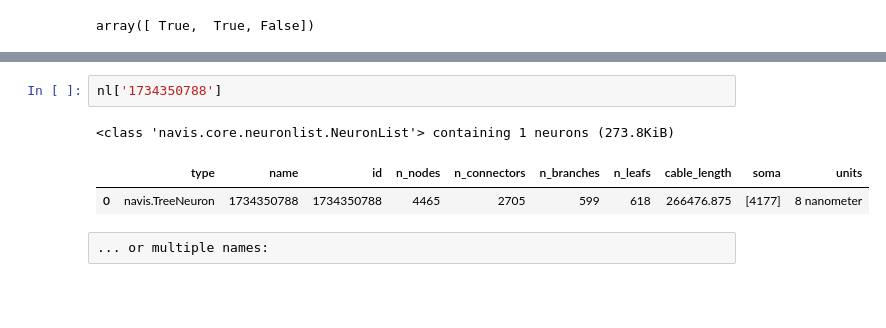
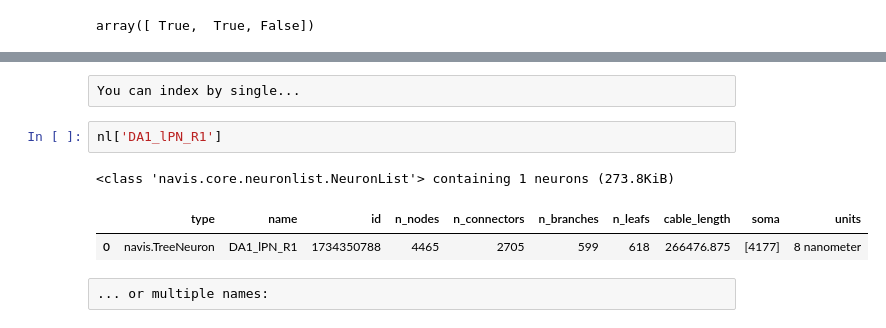
Before and after one commit to navis-org/navis, a Jupyter notebook: docs/source/tutorials/neurons_intro.ipynb, the cells around one changed output, grey strips where cells are left out. Cells and saved outputs as stored; diff of their text form; blank space fills up the shorter version.

```diff
--- a/docs/source/tutorials/neurons_intro.ipynb
+++ b/docs/source/tutorials/neurons_intro.ipynb
@@ -345,8 +355,10 @@ You can index by single...
+# %% [raw]
+You can index by single...
 # %%
-nl['1734350788']
+nl['DA1_lPN_R1']
 # %% [output]
 <class 'navis.core.neuronlist.NeuronList'> containing 1 neurons (273.8KiB)
 |  | type | name | id | n_nodes | n_connectors | n_branches | n_leafs | cable_length | soma | units |
-| 0 | navis.TreeNeuron | 1734350788 | 1734350788 | 4465 | 2705 | 599 | 618 | 266476.875 | [4177] | 8 nanometer |
+| 0 | navis.TreeNeuron | DA1_lPN_R1 | 1734350788 | 4465 | 2705 | 599 | 618 | 266476.875 | [4177] | 8 nanometer |
 # %% [raw]
 ... or multiple names:
```
Also changed, not shown: parts of 23 cells of this notebook.
